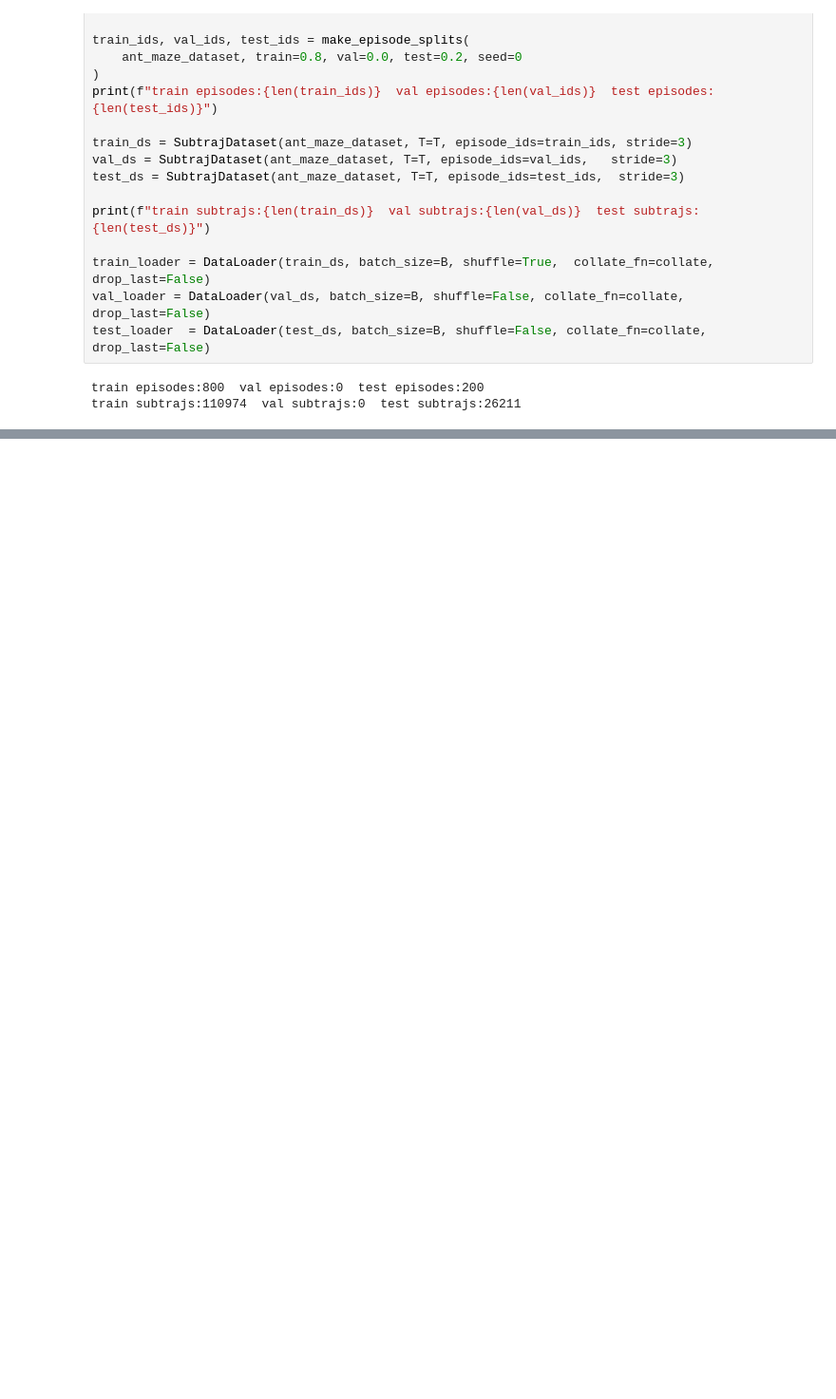
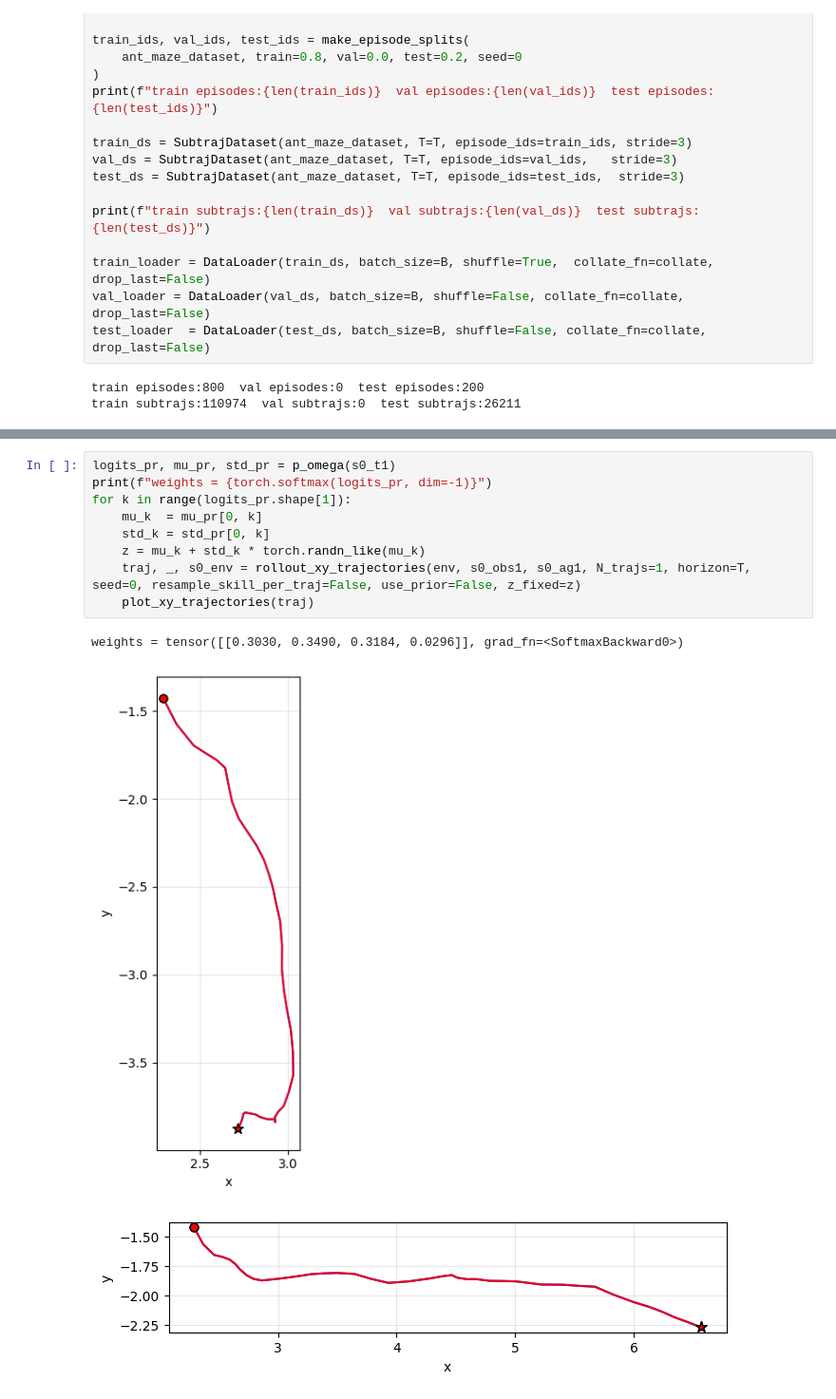
Before and after one commit to williamhuang08/Learning-Temporal-World-Models, a Jupyter notebook: model/plot_priorpost_match.ipynb, the cells around one changed output, grey strips where cells are left out. Shown at 95% size. Cells and saved outputs as stored; diff of their text form; blank space fills up the shorter version.

```diff
--- a/model/plot_priorpost_match.ipynb
+++ b/model/plot_priorpost_match.ipynb
@@ -553,0 +633,13 @@ plot_xy_trajectories(prior_trajs_xy)
+# %%
+logits_pr, mu_pr, std_pr = p_omega(s0_t1)
+print(f"weights = {torch.softmax(logits_pr, dim=-1)}")
+for k in range(logits_pr.shape[1]):
+    mu_k  = mu_pr[0, k]
+    std_k = std_pr[0, k]
+    z = mu_k + std_k * torch.randn_like(mu_k)
+    traj, _, s0_env = rollout_xy_trajectories(env, s0_obs1, s0_ag1, N_trajs=1, horizon=T, seed=0, resample_skill_per_traj=False, use_prior=False, z_fixed=z)
+    plot_xy_trajectories(traj)
+# %% [output]
+weights = tensor([[0.3030, 0.3490, 0.3184, 0.0296]], grad_fn=<SoftmaxBackward0>)
+[figure, added]
+[figure, added]
```
Also changed, not shown: parts of 10 cells of this notebook.
